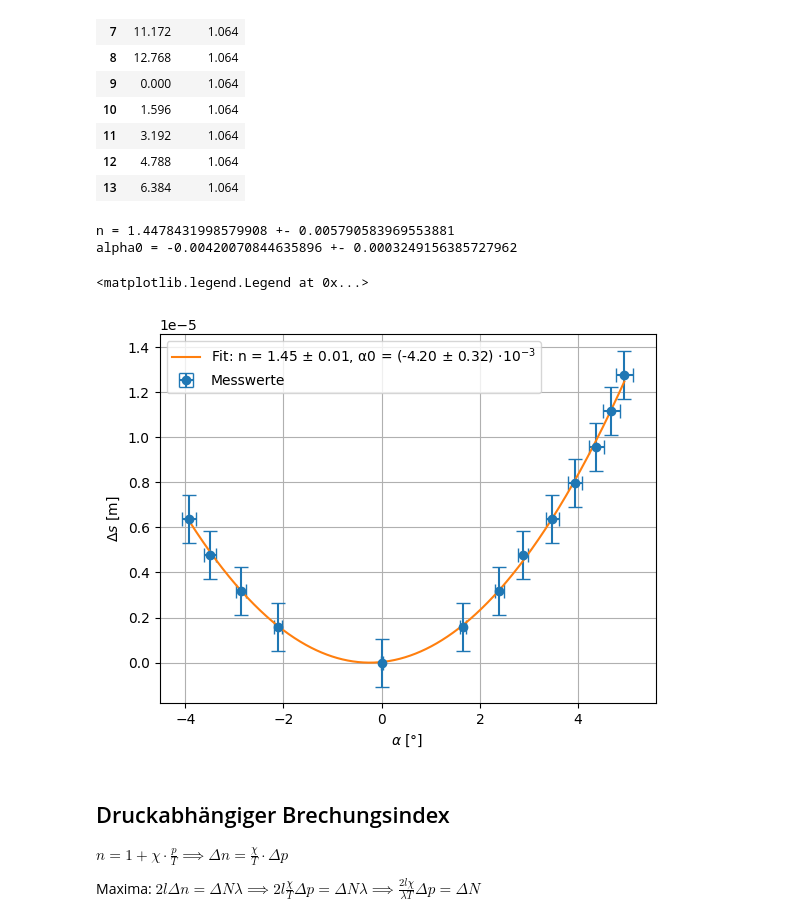
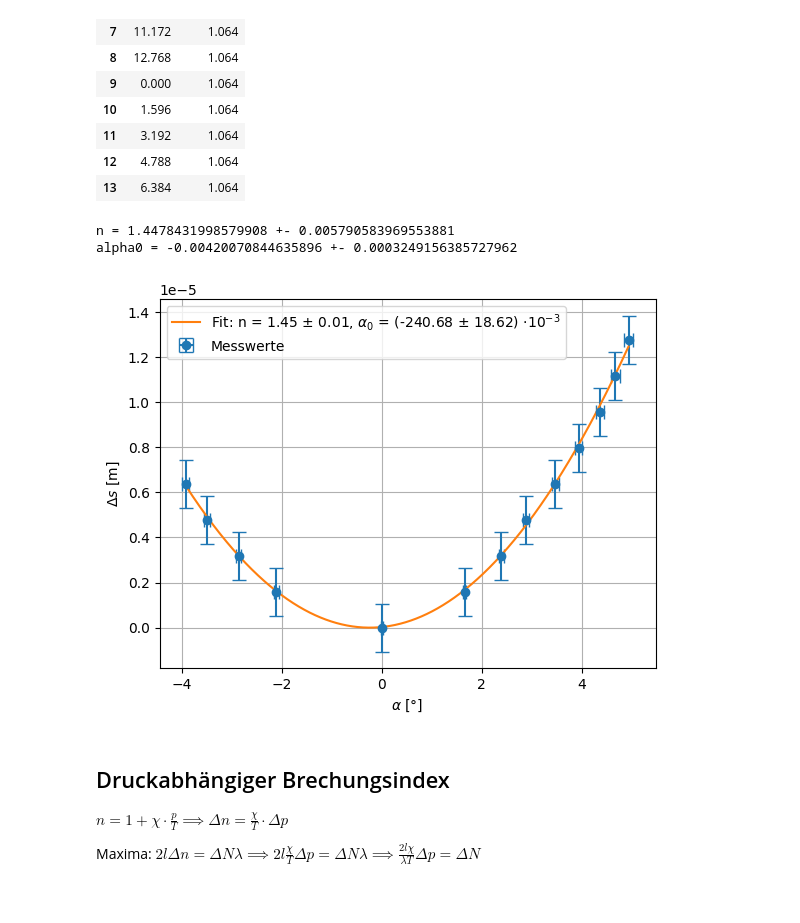
Before and after one commit to RombusBombus/AP3, a Jupyter notebook: INT/INT.ipynb, the cells around one changed output. Cells and saved outputs as stored; diff of their text form; code cells hidden in the pictures.

```diff
--- a/INT/INT.ipynb
+++ b/INT/INT.ipynb
@@ -96,7 +96,7 @@ $\tan\alpha = \frac{x}{d} \implies \alpha = \arctan \frac{x}{d}$
 x_symbol, h_symbol, alpha_symbol, d_symbol = sp.symbols("x h alpha d")
 
 hebelarm = 28e-3  # Hebelarm zwischen Ansatzpunkt Schraube und Drehpunkt der Glasscheibe
-u_hebelarm = 1e-3  # Unsicherheit für Hebelarm zum Spaß
+u_hebelarm = 0.5e-3  # Unsicherheit für Hebelarm zum Spaß
 u_mikrometerschraube = 0.01e-3  # Ableseungenauigkeit
 
 # Daten einlesen
@@ -186,36 +186,37 @@ popt, pcov = curve_fit(
     delta_s_func,
     df["alpha"],
     df["delta_s"],
     sigma=df["u_delta_s"],
     p0=[1.4, 0],
 )
 print(f"n = {popt[0]} +- {np.sqrt(pcov[0, 0])}")
 print(f"alpha0 = {popt[1]} +- {np.sqrt(pcov[1, 1])}")
 
 X = np.linspace(df["alpha"].min(), df["alpha"].max(), 1000)
 Y = delta_s_func(X, *popt)
 
 # Messdaten plotten
 plt.errorbar(
     np.rad2deg(df["alpha"]),
     df["delta_s"],
     xerr=np.rad2deg(df["u_alpha"]),
     yerr=df["u_delta_s"],
     fmt="o",
     capsize=5,
     label="Messwerte"
 )
 # Fit plotten
-plt.plot(np.rad2deg(X), Y, label=f"Fit: n = {popt[0]:.2f} ± {np.sqrt(pcov[0, 0]):.2f}, α0 = ({popt[1]*1e3:.2f} ± {np.sqrt(pcov[1, 1])*1e3:.2f}" + r") $\cdot 10^{-3}$")
+plt.plot(np.rad2deg(X), Y, label=f"Fit: n = {popt[0]:.2f} ± {np.sqrt(pcov[0, 0]):.2f}, " + r"$\alpha_0$" + f" = ({np.rad2deg(popt[1])*1e3:.2f} ± {np.rad2deg(np.sqrt(pcov[1, 1]))*1e3:.2f}" + r") $\cdot 10^{-3}$")
 plt.xlabel(r"$\alpha$ [°]")
 plt.ylabel(r"$\Delta s$ [m]")
 plt.grid(True)
 plt.legend()
+
+plt.savefig("plexiglas.svg")
 # %% [output]
 n = 1.4478431998579908 +- 0.005790583969553881
 alpha0 = -0.00420070844635896 +- 0.0003249156385727962
-<matplotlib.legend.Legend at 0x...>
-[figure, old version]
+[figure, new version]
 # %% [markdown]
 ## Druckabhängiger Brechungsindex
 
```
Also changed, not shown: parts of 5 cells of this notebook, 11 other files.
